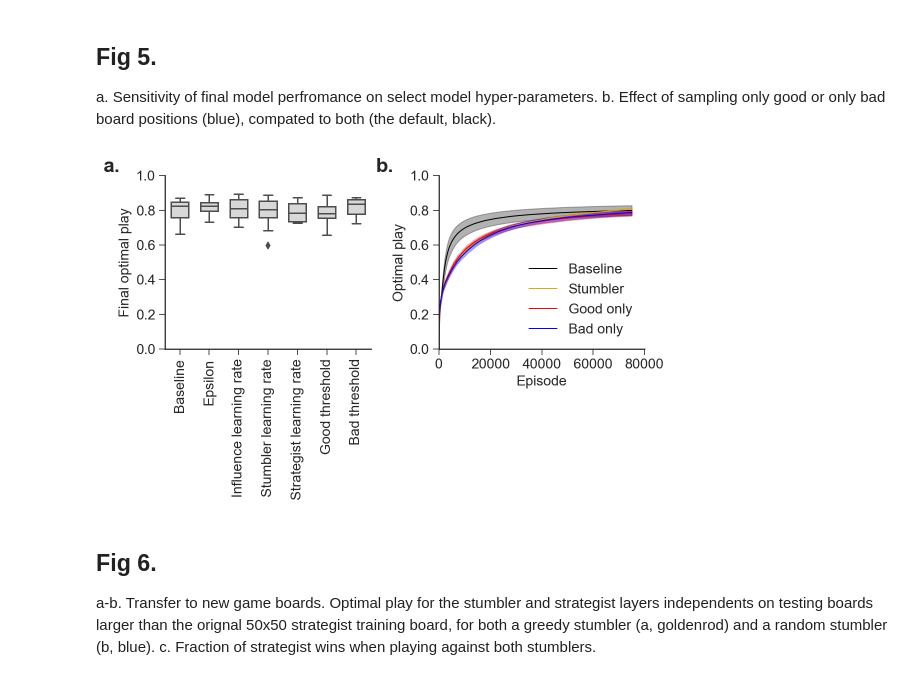
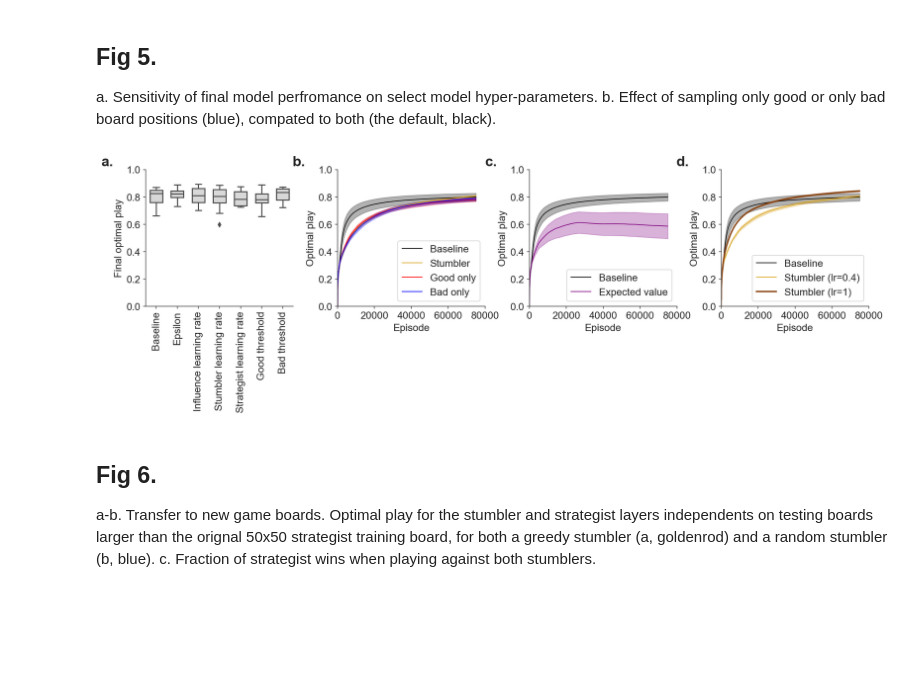
Before and after one commit to CoAxLab/azad, a Jupyter notebook: notebooks/figures.ipynb, the cells around one changed output. Saved outputs shown, nothing was run; the diff lists cells and outputs as text; code cells hidden in the pictures; blank space fills up the shorter version.

```diff
--- a/notebooks/figures.ipynb
+++ b/notebooks/figures.ipynb
@@ -106,3 +128,6 @@ episode_18, exp_18_avg, exp_18_sem = score_summary(exp_18)
+# %%
+episode_36, exp_36_avg, exp_36_sem = score_summary(exp_36)
+episode_38, exp_38_avg, exp_38_sem = score_summary(exp_38)
 # %%
 def load_stumbler_data(path, index_range=(0, 20)):
     exps = []
@@ -115,27 +140,27 @@ def load_stumbler_data(path, index_range=(0, 20)):
         exps.append(mon)
     return exps
 
-path = "/Users/type/Code/azad/data/wythoff/exp30/"
+path = "/Users/qualia/Code/azad/data/wythoff/exp30/"
 exp_30 = load_stumbler_data(path)
 grid_30 = np.loadtxt(os.path.join(path, "grid.csv"), skiprows=1, delimiter=",")
 
-path = "/Users/type/Code/azad/data/wythoff/exp31/"
+path = "/Users/qualia/Code/azad/data/wythoff/exp31/"
 exp_31 = load_stumbler_data(path)
 grid_31 = np.loadtxt(os.path.join(path, "grid.csv"), skiprows=1, delimiter=",")
 
-path = "/Users/type/Code/azad/data/wythoff/exp32/"
+path = "/Users/qualia/Code/azad/data/wythoff/exp32/"
 exp_32 = load_stumbler_data(path)
 grid_32 = np.loadtxt(os.path.join(path, "grid.csv"), skiprows=1, delimiter=",")
 
-path = "/Users/type/Code/azad/data/wythoff/exp33"
+path = "/Users/qualia/Code/azad/data/wythoff/exp33"
 exp_33 = load_stumbler_data(path, (0, 10))
 grid_33 = np.loadtxt(os.path.join(path, "grid.csv"), skiprows=1, delimiter=",")
 
-path = "/Users/type/Code/azad/data/wythoff/exp34/"
+path = "/Users/qualia/Code/azad/data/wythoff/exp34/"
 exp_34 = load_stumbler_data(path, (0, 10))
 grid_34 = np.loadtxt(os.path.join(path, "grid.csv"), skiprows=1, delimiter=",")
 
-path = "/Users/type/Code/azad/data/wythoff/exp35/"
+path = "/Users/qualia/Code/azad/data/wythoff/exp35/"
 exp_35 = load_stumbler_data(path)
 grid_35 = np.loadtxt(os.path.join(path, "grid.csv"), skiprows=1, delimiter=",")
 # %%
@@ -412,7 +437,7 @@ plt.savefig("figure_4.png", dpi=500, bbox_inches='tight')
 a. Sensitivity of final model perfromance on select model hyper-parameters. b. Effect of sampling only good or only bad board positions (blue), compated to both (the default, black).
 # %%
 # Param sensitivity
-fig, ax = plt.subplots(1, 2, figsize=(8, 5))
+fig, ax = plt.subplots(1, 4, figsize=(18, 3.5))
 _ = sns.boxplot(x="param", y="max_score", data=exp_30_35,
                 color="grey", width=0.6, ax=ax[0])
 for patch in ax[0].artists:
@@ -438,36 +463,82 @@ _ = ax[1].fill_between(episode_14,
                        color='black', alpha=0.3)
 _ = ax[1].plot(episode_13, exp_13_avg, color='goldenrod', alpha=1, linewidth=1, label="Stumbler")
 _ = ax[1].fill_between(episode_13,
                        exp_13_avg + 2*exp_13_sem,
                        exp_13_avg - 2*exp_13_sem,
                        color='goldenrod', alpha=0.3)
 _ = ax[1].plot(episode_15, exp_15_avg, color='red', alpha=1, linewidth=1, label="Good only")
 _ = ax[1].fill_between(episode_15,
                        exp_15_avg + 2*exp_15_sem,
                        exp_15_avg - 2*exp_15_sem,
                        color='red', alpha=0.3)
 _ = ax[1].plot(episode_16, exp_16_avg, color='blue', alpha=1, linewidth=1, label="Bad only")
 _ = ax[1].fill_between(episode_16,
                        exp_16_avg + 2*exp_16_sem,
                        exp_16_avg - 2*exp_16_sem,
                        color='blue', alpha=0.3)
 
 _ = ax[1].legend()
 _ = ax[1].set_ylim(0, 1)
 _ = ax[1].set_xlim(0, 80000)
 _ = ax[1].set_xlabel("Episode")
 _ = ax[1].set_ylabel("Optimal play")
 _ = ax[1].text(-0.22, 1.1, "b.", transform=ax[1].transAxes,
       fontsize=20, fontweight='bold', va='top', ha='right')
 
+# Expected value
+_ = ax[2].plot(episode_14, exp_14_avg, color='black', alpha=1, linewidth=1, label="Baseline")
+_ = ax[2].fill_between(episode_14,
+                       exp_14_avg + 2*exp_14_sem,
+                       exp_14_avg - 2*exp_14_sem,
+                       color='black', alpha=0.3)
+_ = ax[2].plot(episode_36, exp_36_avg, color='purple', alpha=1, linewidth=1, label="Expected value")
+_ = ax[2].fill_between(episode_13,
+                       exp_36_avg + 2*exp_36_sem,
+                       exp_36_avg - 2*exp_36_sem,
+                       color='purple', alpha=0.3)
+
+_ = ax[2].legend(loc='lower right')
+_ = ax[2].set_ylim(0, 1)
+_ = ax[2].set_xlim(0, 80000)
+_ = ax[2].set_xlabel("Episode")
+_ = ax[2].set_ylabel("Optimal play")
+_ = ax[2].text(-0.22, 1.1, "c.", transform=ax[2].transAxes,
+      fontsize=20, fontweight='bold', va='top', ha='right')
+
+# High lr
+_ = ax[3].plot(episode_14, exp_14_avg, color='black', alpha=1, linewidth=1, label="Baseline")
+_ = ax[3].fill_between(episode_14,
+                       exp_14_avg + 2*exp_14_sem,
+                       exp_14_avg - 2*exp_14_sem,
+                       color='black', alpha=0.3)
+_ = ax[3].plot(episode_13, exp_13_avg, color='goldenrod', alpha=1, linewidth=1, label="Stumbler (lr=0.4)")
+_ = ax[3].fill_between(episode_13,
+                       exp_13_avg + 2*exp_13_sem,
+                       exp_13_avg - 2*exp_13_sem,
+                       color='goldenrod', alpha=0.3)
+_ = ax[3].plot(episode_38, exp_38_avg, color='saddlebrown', alpha=1, linewidth=2, label="Stumbler (lr=1)")
+_ = ax[3].fill_between(episode_13,
+                       exp_38_avg + 2*exp_38_sem,
+                       exp_38_avg - 2*exp_38_sem,
+                       color='saddlebrown', alpha=0.3)
+
+_ = ax[3].legend(loc='lower right')
+_ = ax[3].set_ylim(0, 1)
+_ = ax[3].set_xlim(0, 80000)
+_ = ax[3].set_xlabel("Episode")
+_ = ax[3].set_ylabel("Optimal play")
+_ = ax[3].text(-0.22, 1.1, "d.", transform=ax[3].transAxes,
+      fontsize=20, fontweight='bold', va='top', ha='right')
+
+
 # Tweaks
 sns.despine()
-_ = fig.tight_layout()
-_ = fig.subplots_adjust(hspace=0.75)
+# _ = fig.tight_layout()
+_ = fig.subplots_adjust(hspace=0.75, wspace=0.3)
 
 plt.savefig("figure_5.png", dpi=500, bbox_inches='tight')
 # %% [output]
-[figure, old version]
+[figure, new version]
 # %% [markdown]
 ## Fig 6.
 a-b. Transfer to new game boards. Optimal play for the stumbler and strategist layers independents on testing boards larger than the orignal 50x50 strategist training board, for both a greedy stumbler (a, goldenrod) and a random stumbler (b, blue). c. Fraction of strategist wins when playing against both stumblers.
```
Also changed, not shown: parts of 14 cells of this notebook, 2 other files.
